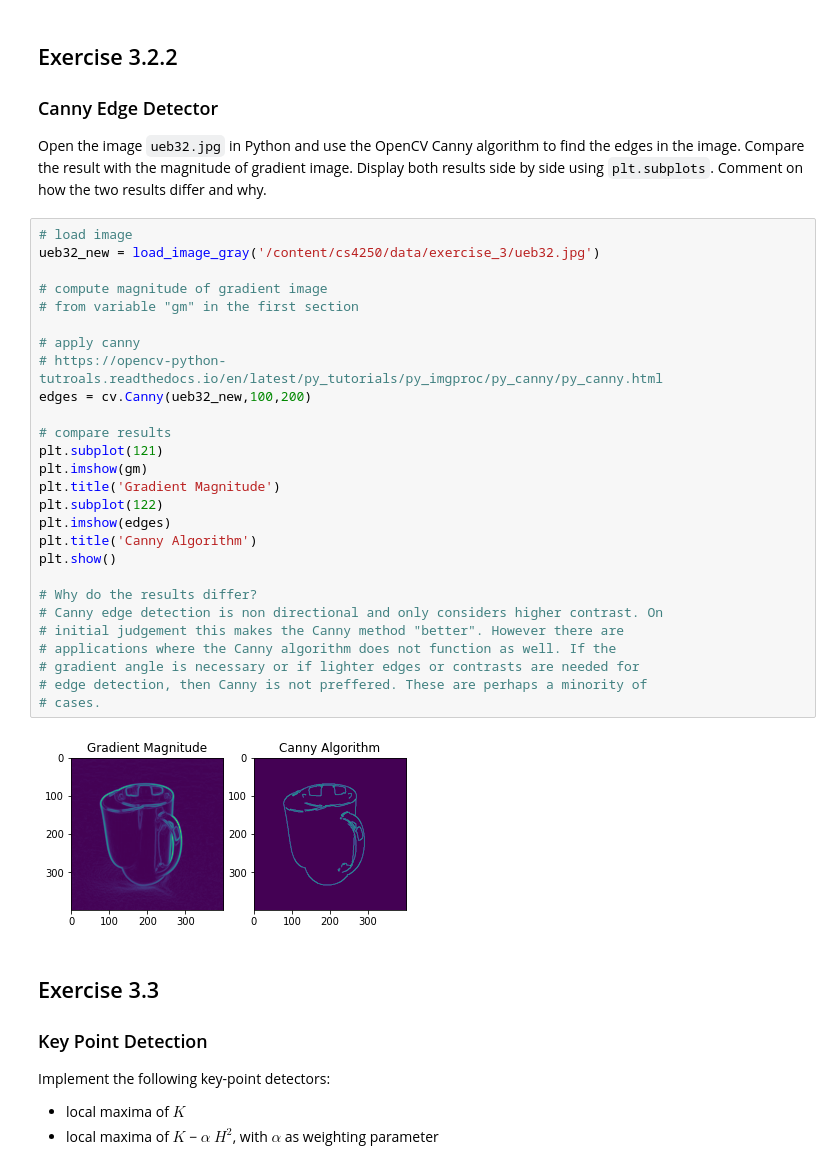
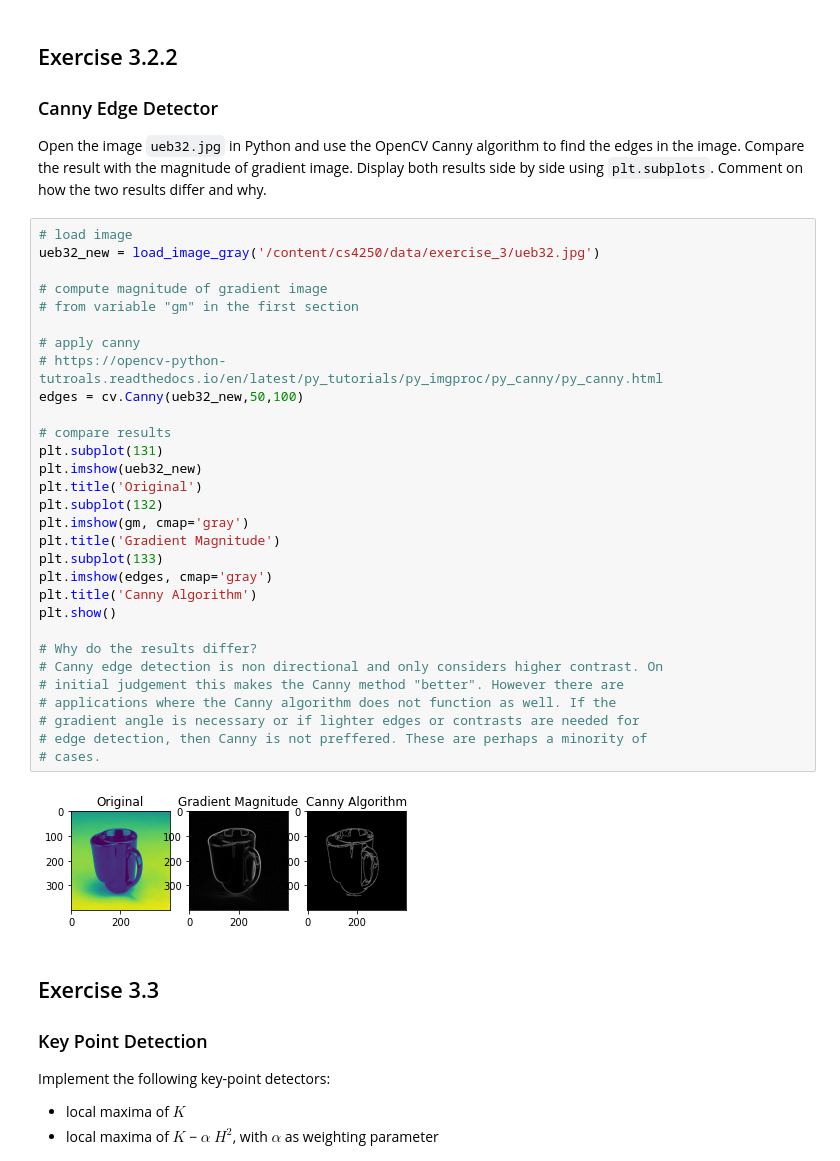
Before and after one commit to cgrundman/Computer-Vision-Uni-Luebeck, a Jupyter notebook: Exercise_3.ipynb, the cells around one changed output. Saved outputs shown, nothing was run; the diff lists cells and outputs as text.

```diff
--- a/Exercise_3.ipynb
+++ b/Exercise_3.ipynb
@@ -142,32 +140,35 @@ Comment on how the two results differ and why.
 # %%
 # load image
 ueb32_new = load_image_gray('/content/cs4250/data/exercise_3/ueb32.jpg')
 
 # compute magnitude of gradient image
 # from variable "gm" in the first section
 
 # apply canny
 # https://opencv-python-tutroals.readthedocs.io/en/latest/py_tutorials/py_imgproc/py_canny/py_canny.html
-edges = cv.Canny(ueb32_new,100,200)
+edges = cv.Canny(ueb32_new,50,100)
 
 # compare results
-plt.subplot(121)
-plt.imshow(gm)
+plt.subplot(131)
+plt.imshow(ueb32_new)
+plt.title('Original')
+plt.subplot(132)
+plt.imshow(gm, cmap='gray')
 plt.title('Gradient Magnitude')
-plt.subplot(122)
-plt.imshow(edges)
+plt.subplot(133)
+plt.imshow(edges, cmap='gray')
 plt.title('Canny Algorithm')
 plt.show()
 
 # Why do the results differ?
 # Canny edge detection is non directional and only considers higher contrast. On
 # initial judgement this makes the Canny method "better". However there are
 # applications where the Canny algorithm does not function as well. If the
 # gradient angle is necessary or if lighter edges or contrasts are needed for
 # edge detection, then Canny is not preffered. These are perhaps a minority of
 # cases.
 # %% [output]
-[figure, old version]
+[figure, new version]
 # %% [markdown]
 ## Exercise 3.3
 ### Key Point Detection
```
Also changed, not shown: parts of 6 cells of this notebook.
